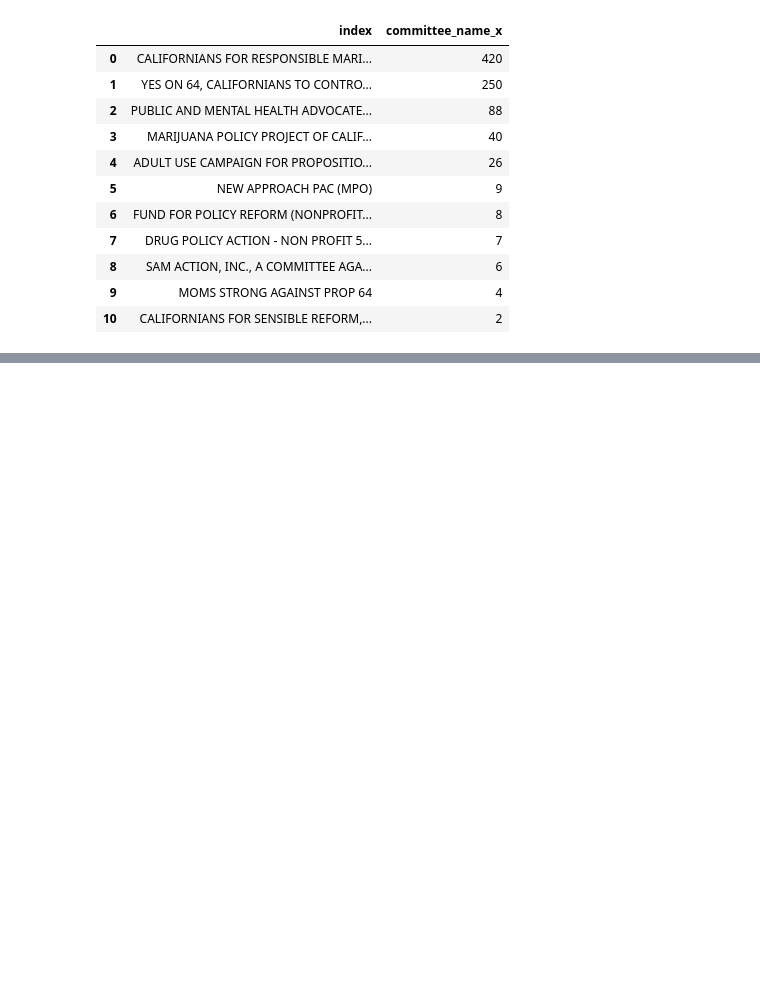
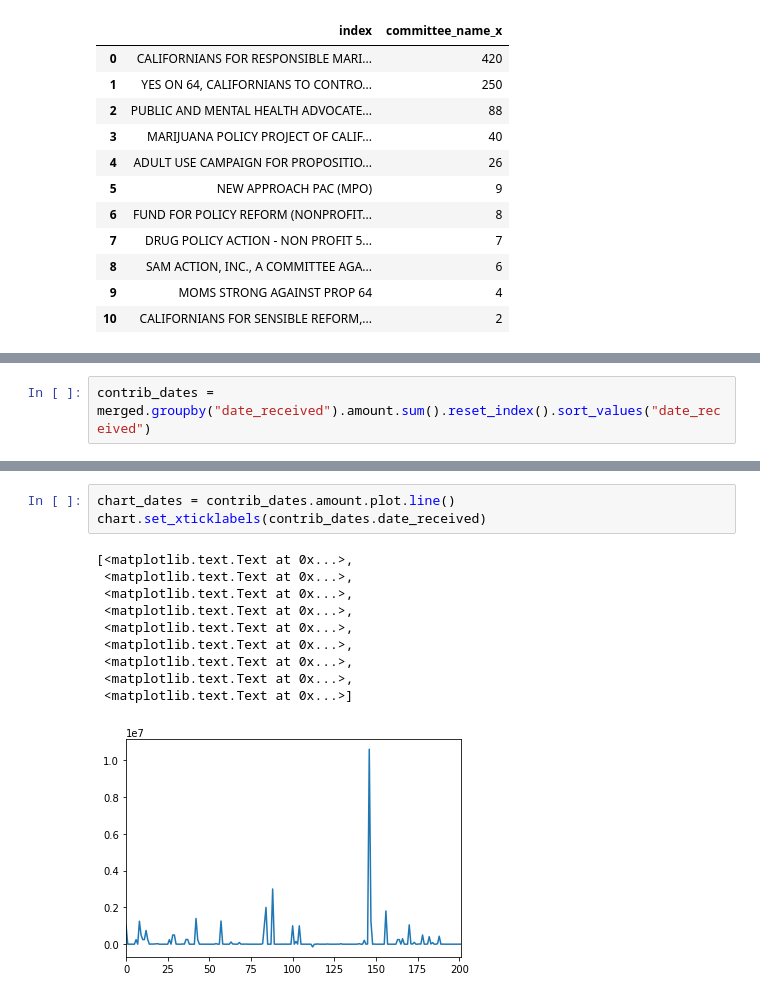
Before and after one commit to MarinaPB/first-python-notebook, a Jupyter notebook: prop-64-analysis.ipynb, the cells around one changed output, grey strips where cells are left out. Cells and saved outputs as stored; diff of their text form; blank space fills up the shorter version.

```diff
--- a/prop-64-analysis.ipynb
+++ b/prop-64-analysis.ipynb
@@ -467,0 +620,2 @@ merged.committee_name_x.value_counts().reset_index()
+# %%
+contrib_dates = merged.groupby("date_received").amount.sum().reset_index().sort_values("date_received")
@@ -467,0 +631,14 @@ merged.committee_name_x.value_counts().reset_index()
+# %%
+chart_dates = contrib_dates.amount.plot.line()
+chart.set_xticklabels(contrib_dates.date_received)
+# %% [output]
+[<matplotlib.text.Text at 0x...>,
+ <matplotlib.text.Text at 0x...>,
+ <matplotlib.text.Text at 0x...>,
+ <matplotlib.text.Text at 0x...>,
+ <matplotlib.text.Text at 0x...>,
+ <matplotlib.text.Text at 0x...>,
+ <matplotlib.text.Text at 0x...>,
+ <matplotlib.text.Text at 0x...>,
+ <matplotlib.text.Text at 0x...>]
+[figure, added]
```
Also changed, not shown: parts of 20 cells of this notebook.
